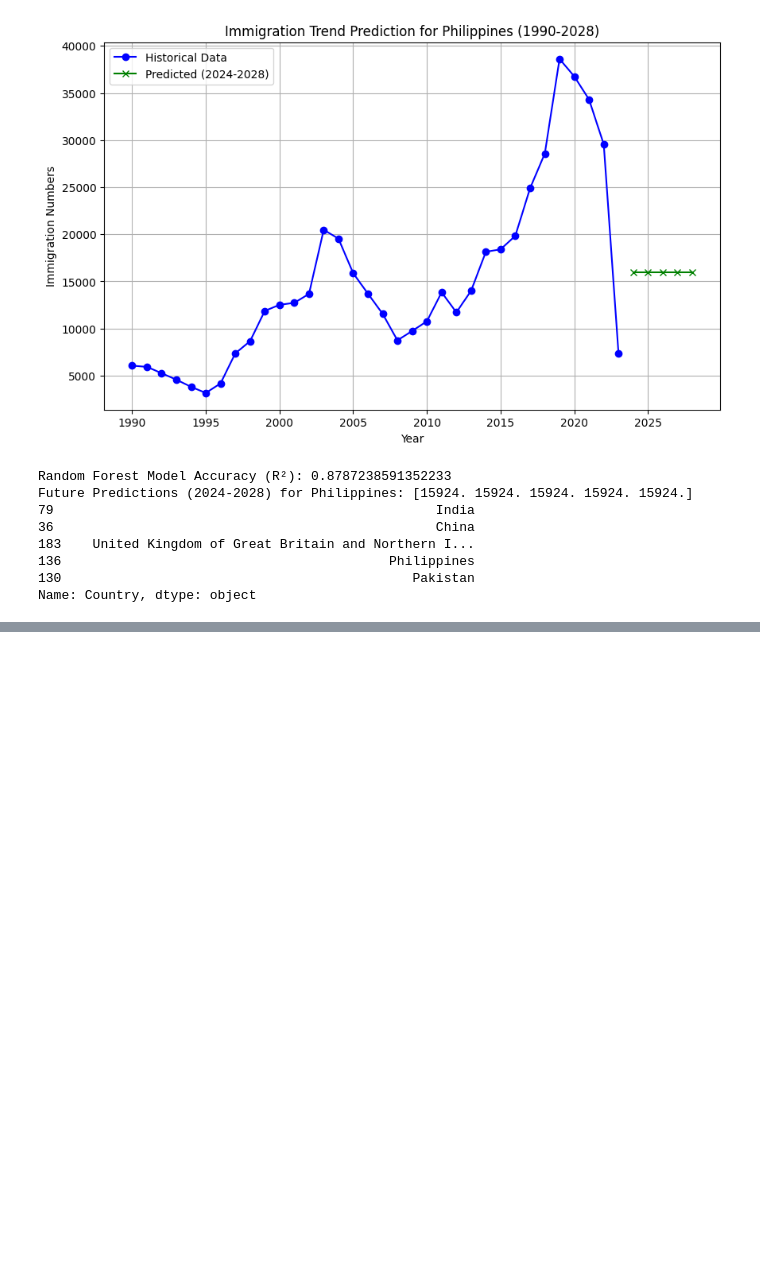
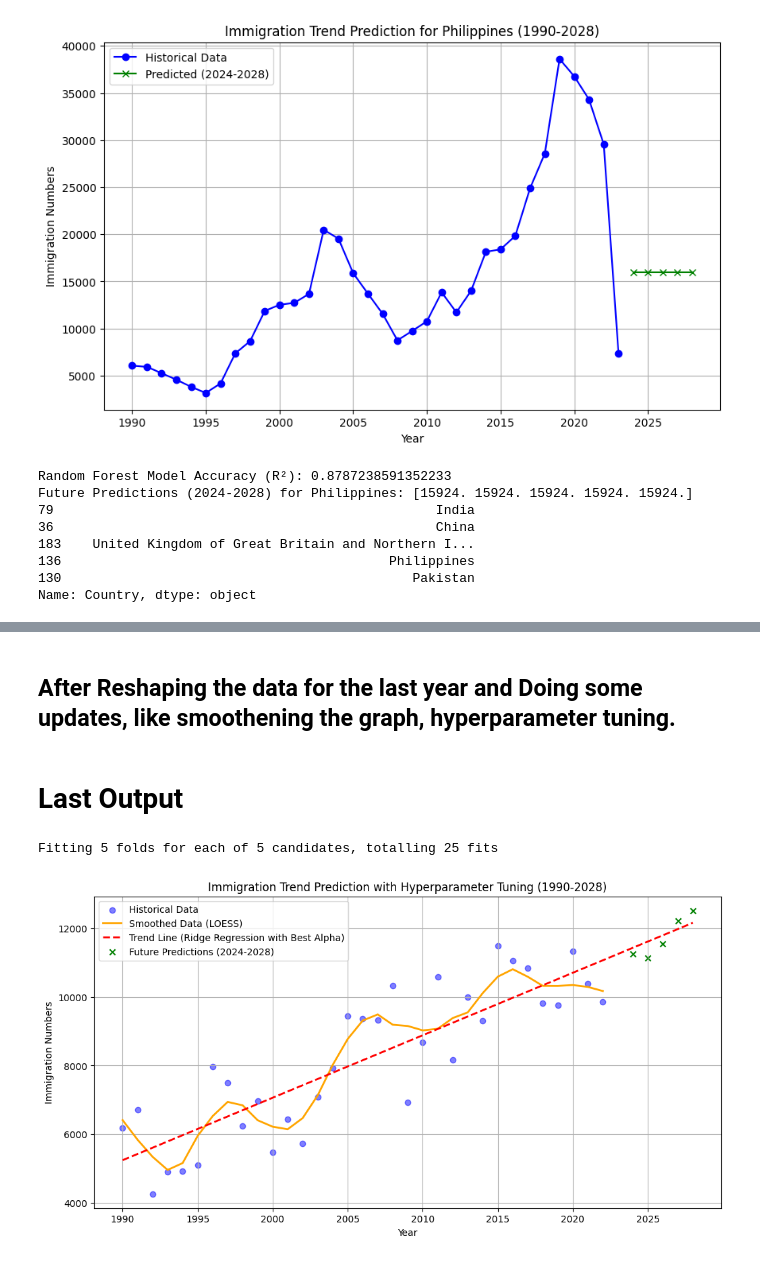
Before and after one commit to Tith24801/Capstone_Project, a Jupyter notebook: Final_Capstone.ipynb, the cells around one changed output, grey strips where cells are left out. Drawn from its saved outputs; the diff is of its cells as text; code cells hidden in the pictures; blank space fills up the shorter version.

```diff
--- a/Final_Capstone.ipynb
+++ b/Final_Capstone.ipynb
@@ -1076,0 +871,80 @@ Random Forest Model Accuracy (R²): 0.84
+# %% [markdown]
+## After Reshaping the data for the last year and Doing some updates, like smoothening the graph, hyperparameter tuning.
+# %% [markdown]
+# Last Output
+# %%
+import numpy as np
+import pandas as pd
+import matplotlib.pyplot as plt
+from sklearn.linear_model import Ridge, LinearRegression
+from sklearn.metrics import r2_score
+from sklearn.model_selection import train_test_split, GridSearchCV
+from statsmodels.nonparametric.smoothers_lowess import lowess
+
+# Set a random seed for reproducibility
+np.random.seed(42)
+
+# Simulated historical immigration data (1990-2023)
+years = np.array(range(1990, 2023)).reshape(-1, 1)
+immigration_data = np.array([5000 + (year - 1990) * 200 + np.random.randint(-2000, 2000) for year in range(1990, 2023)])
+
+# Split historical data into training and testing sets
+X_train, X_test, y_train, y_test = train_test_split(years, immigration_data, test_size=0.2, random_state=42)
+
+# Hyperparameter tuning with GridSearchCV
+param_grid = {'alpha': [0.01, 0.1, 1.0, 10.0, 100.0]}  # Ridge regularization parameter
+ridge_model = Ridge()
+grid_search = GridSearchCV(ridge_model, param_grid, scoring='r2', cv=5, verbose=1)
+grid_search.fit(X_train, y_train)
+
+# Best model after hyperparameter tuning
+best_model = grid_search.best_estimator_
+
+# Predict historical training and testing data
+y_train_pred = best_model.predict(X_train)
+y_test_pred = best_model.predict(X_test)
+
+# Calculate accuracy (R²) for training and testing
+accuracy_training = r2_score(y_train, y_train_pred)
+accuracy_testing = r2_score(y_test, y_test_pred)
+
+# Predict future trend (2024-2028) and add realistic fluctuations
+future_years = np.array(range(2024, 2029)).reshape(-1, 1)
+future_trend = best_model.predict(future_years)
+future_predictions = future_trend + np.random.randint(-500, 500, size=future_years.shape[0])  # Add fluctuations
+
+# Predict the trend line for all years (1990-2028)
+all_years = np.concatenate([years, future_years], axis=0)
+trend_line = best_model.predict(all_years)
+
+# Smooth historical data using LOESS
+smoothed_data = lowess(immigration_data, years.flatten(), frac=0.2)
+
+# Plot historical data, smoothed trend, trend line, and future predictions
+plt.figure(figsize=(12, 6))
+plt.scatter(years, immigration_data, color='blue', alpha=0.5, label='Historical Data')
+plt.plot(smoothed_data[:, 0], smoothed_data[:, 1], color='orange', linewidth=2, label='Smoothed Data (LOESS)')
+plt.plot(all_years, trend_line, color='red', linestyle='--', linewidth=2, label='Trend Line (Ridge Regression with Best Alpha)')
+plt.scatter(future_years, future_predictions, color='green', marker='x', label='Future Predictions (2024-2028)')
+plt.xlabel("Year")
+plt.ylabel("Immigration Numbers")
+plt.title("Immigration Trend Prediction with Hyperparameter Tuning (1990-2028)")
+plt.legend()
+plt.grid()
+plt.show()
+
+# Create a DataFrame for future predictions
+future_df = pd.DataFrame({
+    "Year": future_years.flatten(),
+    "Predicted Immigration": future_predictions.round()
+})
+
+# Display results
+print(f"Best Alpha from Hyperparameter Tuning: {grid_search.best_params_['alpha']}")
+print(f"Ridge Regression Model Accuracy (R²) on Training Data: {accuracy_training:.2f}")
+print(f"Ridge Regression Model Accuracy (R²) on Testing Data: {accuracy_testing:.2f}")
+print("\nFuture Predictions (2024-2028):")
+print(future_df)
+# %% [output]
+Fitting 5 folds for each of 5 candidates, totalling 25 fits
+[figure, added]
```
Also changed, not shown: parts of 25 cells of this notebook.
